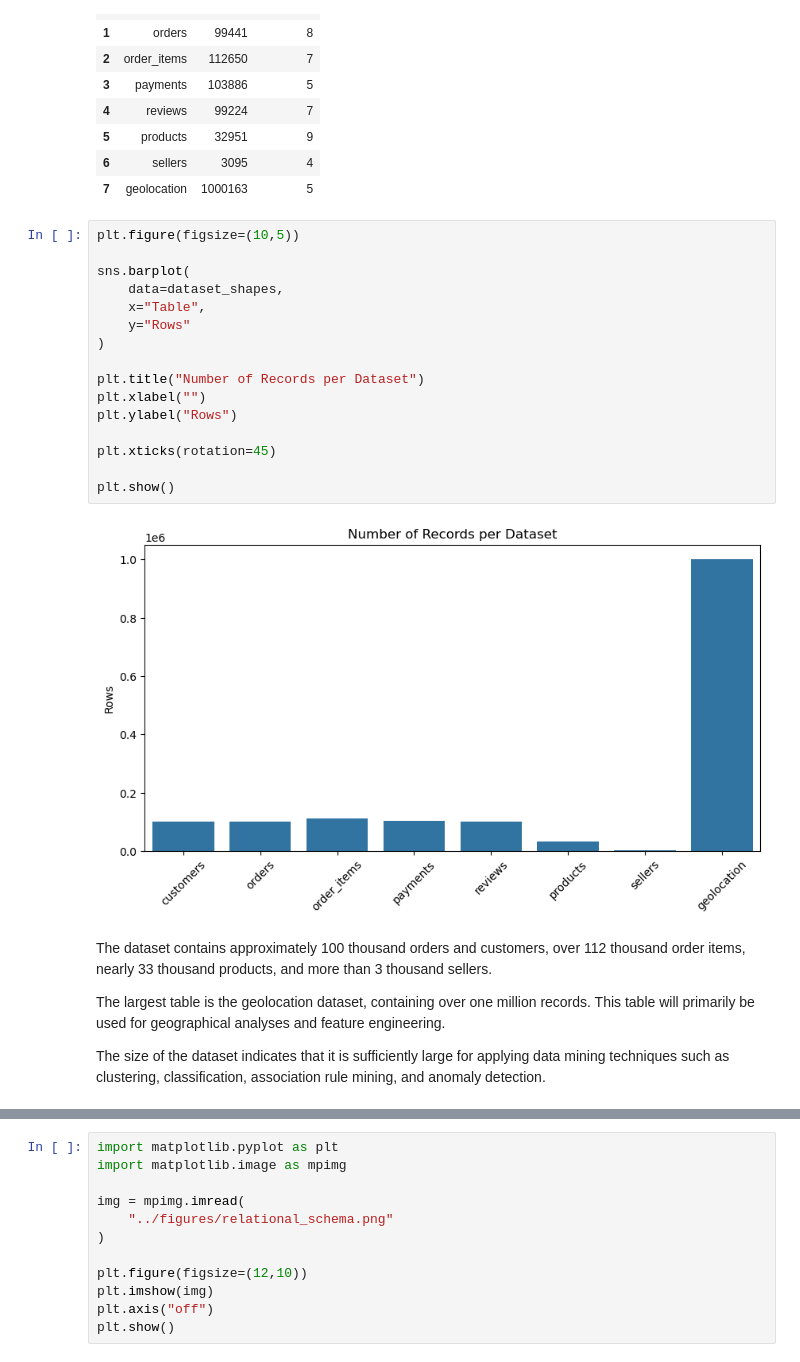
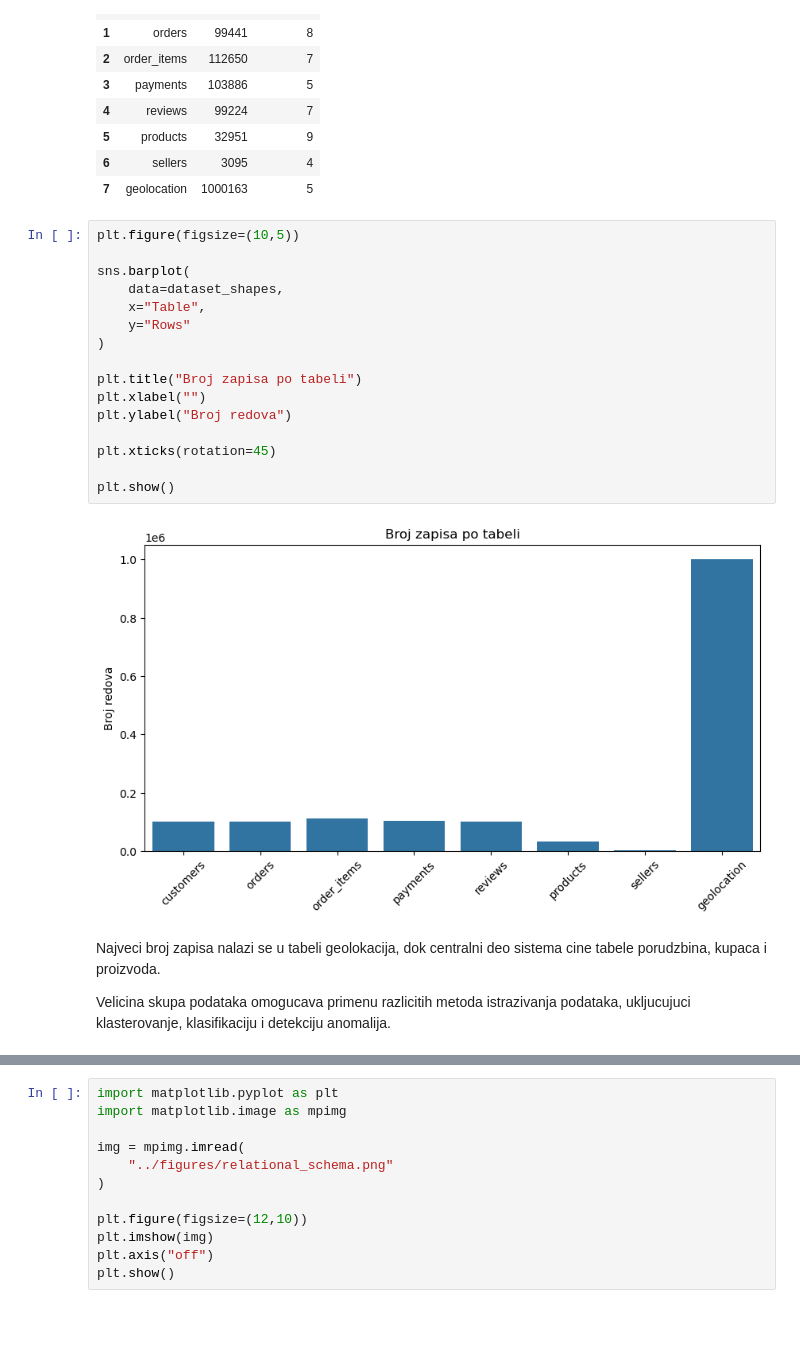
Before and after one commit to jovanabrkljac/olist-data-mining, a Jupyter notebook: notebooks/00_data_understanding.ipynb, the cells around one changed output, grey strips where cells are left out. Drawn from its saved outputs; the diff is of its cells as text; blank space fills up the shorter version.

```diff
--- a/notebooks/00_data_understanding.ipynb
+++ b/notebooks/00_data_understanding.ipynb
@@ -76,24 +79,22 @@ dataset_shapes
 # %%
 plt.figure(figsize=(10,5))
 
 sns.barplot(
     data=dataset_shapes,
     x="Table",
     y="Rows"
 )
 
-plt.title("Number of Records per Dataset")
+plt.title("Broj zapisa po tabeli")
 plt.xlabel("")
-plt.ylabel("Rows")
+plt.ylabel("Broj redova")
 
 plt.xticks(rotation=45)
 
 plt.show()
 # %% [output]
-[figure, old version]
+[figure, new version]
 # %% [markdown]
-The dataset contains approximately 100 thousand orders and customers, over 112 thousand order items, nearly 33 thousand products, and more than 3 thousand sellers.
+Najveci broj zapisa nalazi se u tabeli geolokacija, dok centralni deo sistema cine tabele porudzbina, kupaca i proizvoda.
 
-The largest table is the geolocation dataset, containing over one million records. This table will primarily be used for geographical analyses and feature engineering.
-
-The size of the dataset indicates that it is sufficiently large for applying data mining techniques such as clustering, classification, association rule mining, and anomaly detection.
+Velicina skupa podataka omogucava primenu razlicitih metoda istrazivanja podataka, ukljucujuci klasterovanje, klasifikaciju i detekciju anomalija.
```
Also changed, not shown: parts of 35 cells of this notebook.
